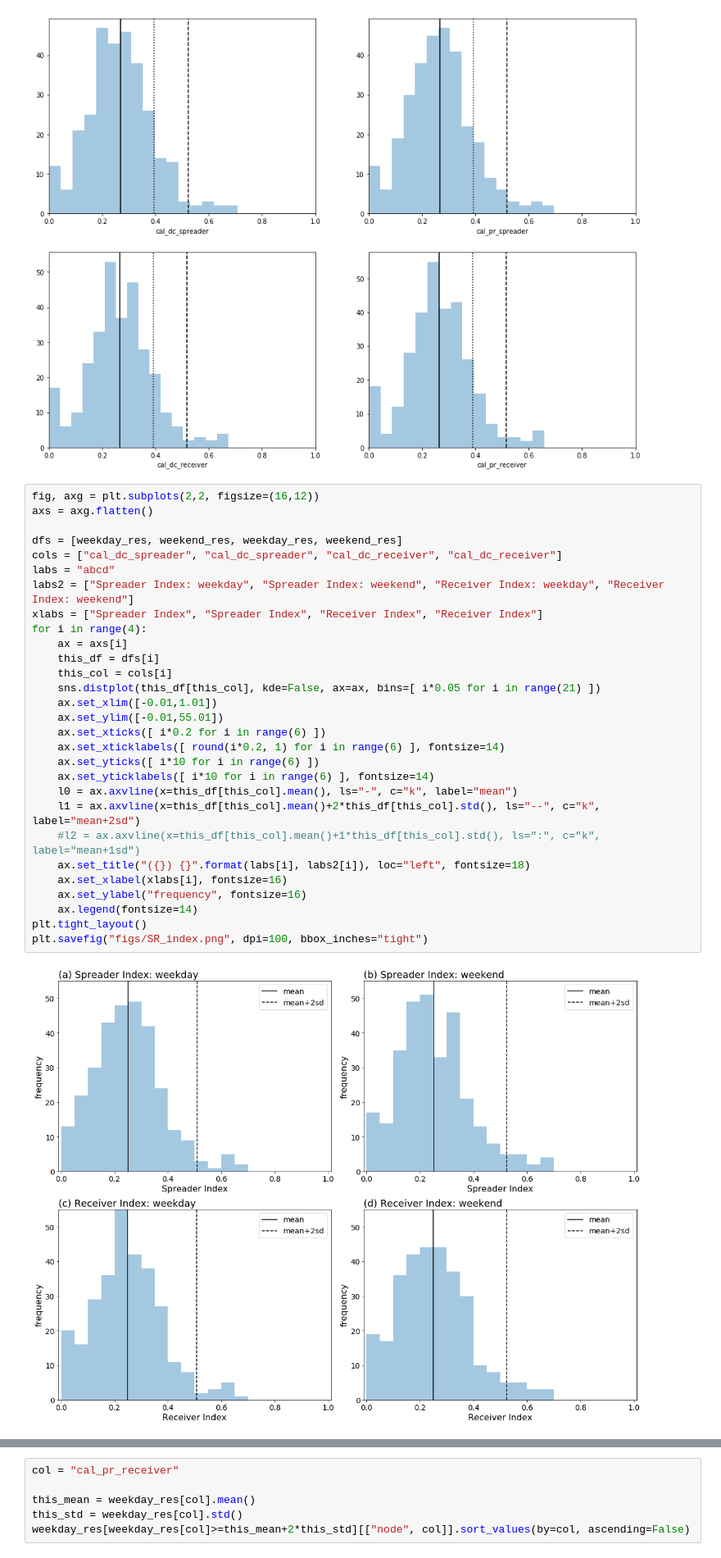
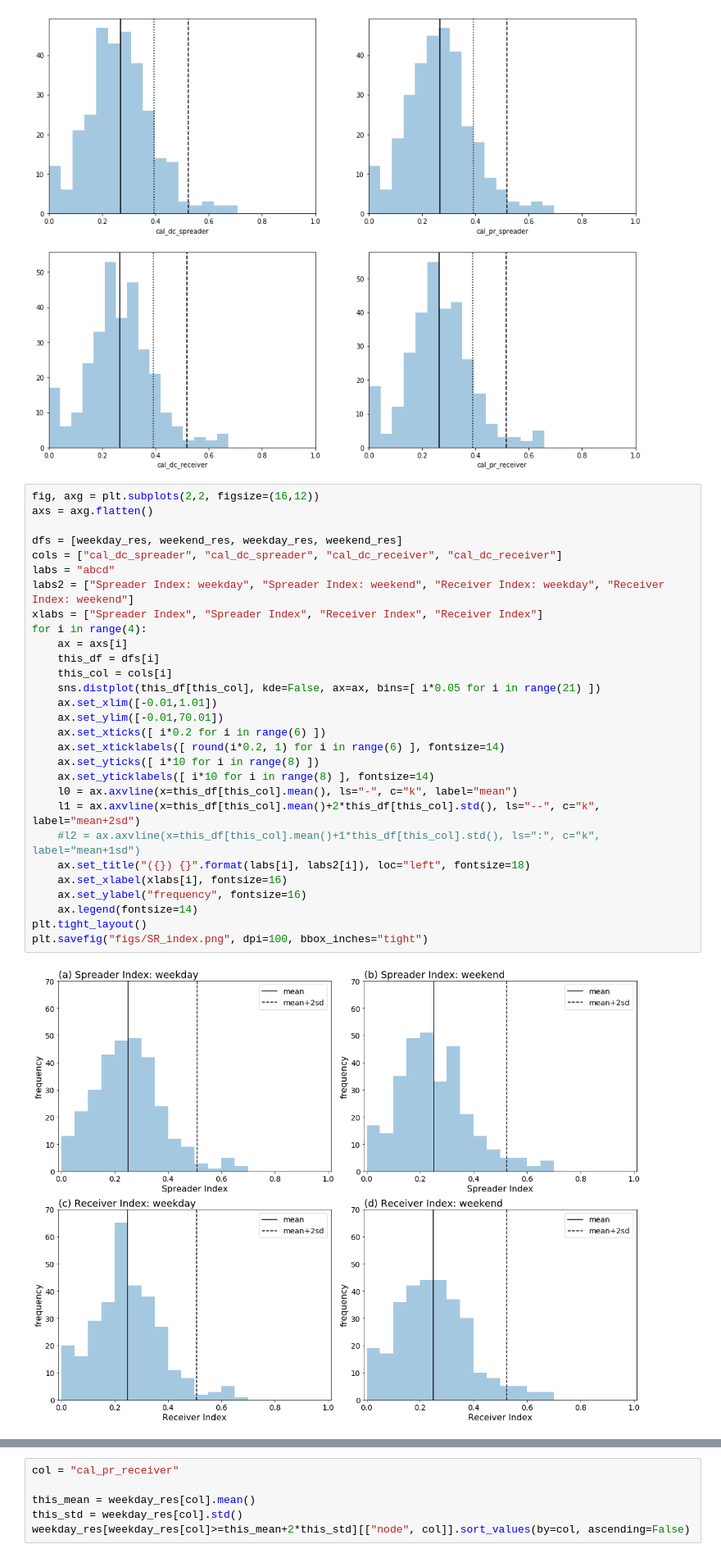
Before and after one commit to wcchin/SG_transit_analysis, a Jupyter notebook: analysis/analyzing_result_pt1.ipynb, the cells around one changed output, grey strips where cells are left out. Shown at 82% size. Drawn from its saved outputs; the diff is of its cells as text.

Commit message:
updated figures

```diff
--- a/analysis/analyzing_result_pt1.ipynb
+++ b/analysis/analyzing_result_pt1.ipynb
@@ -224,31 +224,31 @@ ax.axvline(x=weekday_res["cal_pr_receiver"].mean()+1*weekday_res["cal_pr_receive
 # %%
 fig, axg = plt.subplots(2,2, figsize=(16,12))
 axs = axg.flatten()
 
 dfs = [weekday_res, weekend_res, weekday_res, weekend_res]
 cols = ["cal_dc_spreader", "cal_dc_spreader", "cal_dc_receiver", "cal_dc_receiver"]
 labs = "abcd"
 labs2 = ["Spreader Index: weekday", "Spreader Index: weekend", "Receiver Index: weekday", "Receiver Index: weekend"]
 xlabs = ["Spreader Index", "Spreader Index", "Receiver Index", "Receiver Index"]
 for i in range(4):
     ax = axs[i]
     this_df = dfs[i]
     this_col = cols[i]
     sns.distplot(this_df[this_col], kde=False, ax=ax, bins=[ i*0.05 for i in range(21) ])
     ax.set_xlim([-0.01,1.01])
-    ax.set_ylim([-0.01,55.01])
+    ax.set_ylim([-0.01,70.01])
     ax.set_xticks([ i*0.2 for i in range(6) ])
     ax.set_xticklabels([ round(i*0.2, 1) for i in range(6) ], fontsize=14)
-    ax.set_yticks([ i*10 for i in range(6) ])
-    ax.set_yticklabels([ i*10 for i in range(6) ], fontsize=14)
+    ax.set_yticks([ i*10 for i in range(8) ])
+    ax.set_yticklabels([ i*10 for i in range(8) ], fontsize=14)
     l0 = ax.axvline(x=this_df[this_col].mean(), ls="-", c="k", label="mean")
     l1 = ax.axvline(x=this_df[this_col].mean()+2*this_df[this_col].std(), ls="--", c="k", label="mean+2sd")
     #l2 = ax.axvline(x=this_df[this_col].mean()+1*this_df[this_col].std(), ls=":", c="k", label="mean+1sd")
     ax.set_title("({}) {}".format(labs[i], labs2[i]), loc="left", fontsize=18)
     ax.set_xlabel(xlabs[i], fontsize=16)
     ax.set_ylabel("frequency", fontsize=16)
     ax.legend(fontsize=14)
 plt.tight_layout()
 plt.savefig("figs/SR_index.png", dpi=100, bbox_inches="tight")
 # %% [output]
-[figure, old version]
+[figure, new version]
```
Also changed, not shown: parts of 1 cell of this notebook, 11 other files.
